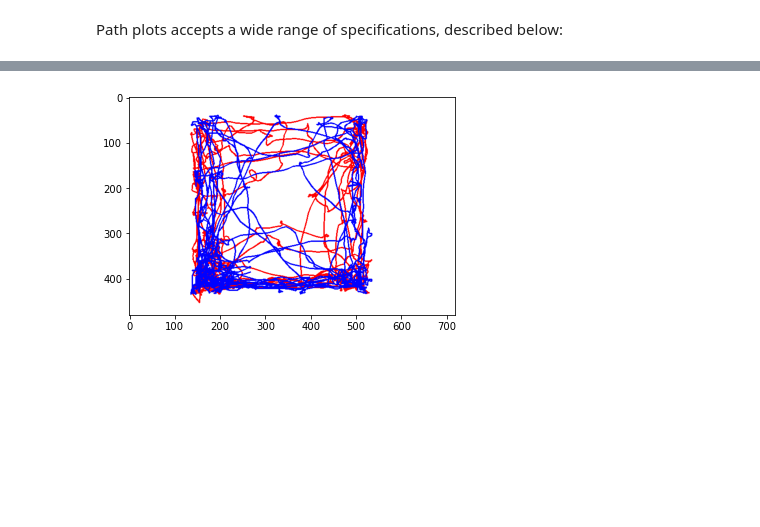
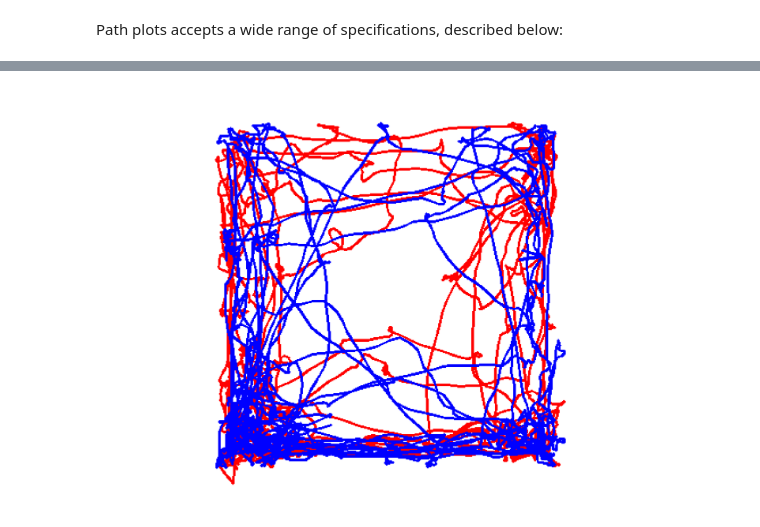
Before and after one commit to sgoldenlab/simba, a Jupyter notebook: docs/nb/path_plots.ipynb, the cells around one changed output, grey strips where cells are left out. Saved outputs shown, nothing was run; the diff lists cells and outputs as text; code cells hidden in the pictures; blank space fills up the shorter version.

Commit message:
plotting mxin

```diff
--- a/docs/nb/path_plots.ipynb
+++ b/docs/nb/path_plots.ipynb
@@ -77,10 +77,14 @@ SIMBA COMPLETE: Path plot visualizations for 1 videos created in /Users/simon/De
 # %%
 # ...AND VIEW THE IMAGE FROM THE FILE ON THE DISK
+plt.rcParams["figure.figsize"] = (50,50)
+plt.axis('off')
 image = cv2.imread("/Users/simon/Desktop/envs/simba/troubleshooting/beepboop174/project_folder/frames/output/path_plots/Trial    10_final_frame.png")
+
 plt.imshow(image)
+
 plt.show()
 # %% [output]
-[figure, old version]
+[figure, new version]
 # %%
 # We may want to change the background, to represent the actual arena with some opacity decrease
 STYLE_ATTR['bg color'] = {'type': 'static', 'opacity': 50, 'frame_index': 1}
```
Also changed, not shown: parts of 9 cells of this notebook, 4 other files.
